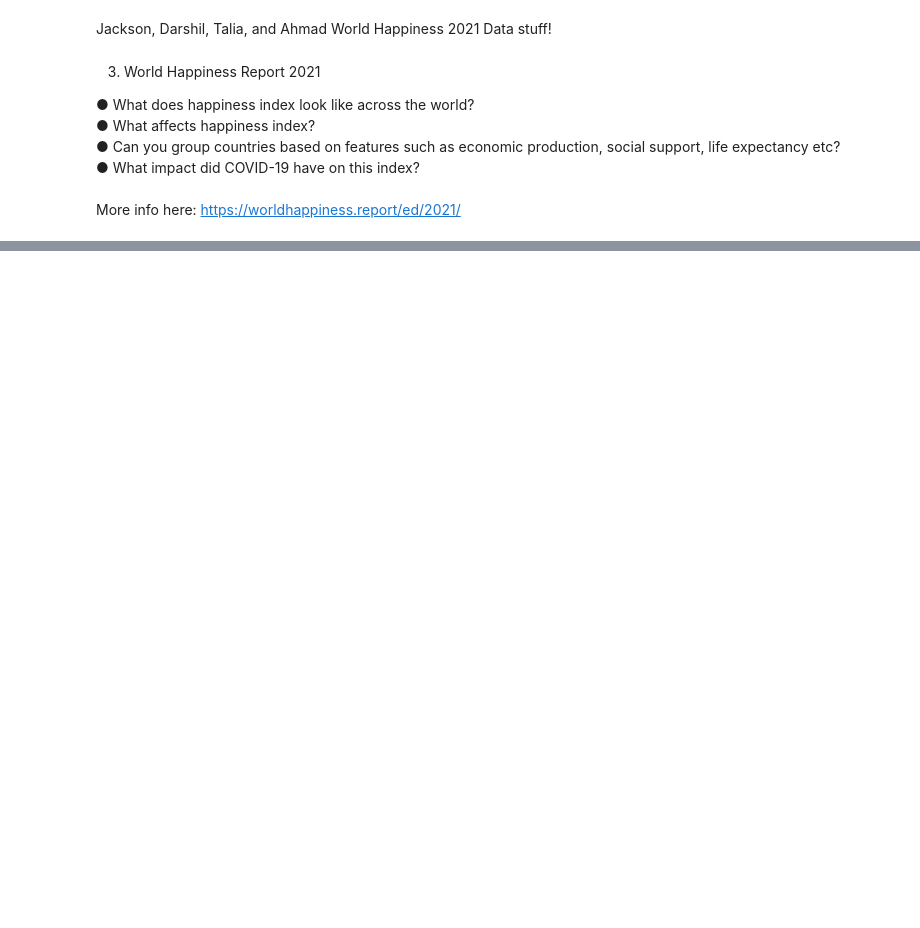
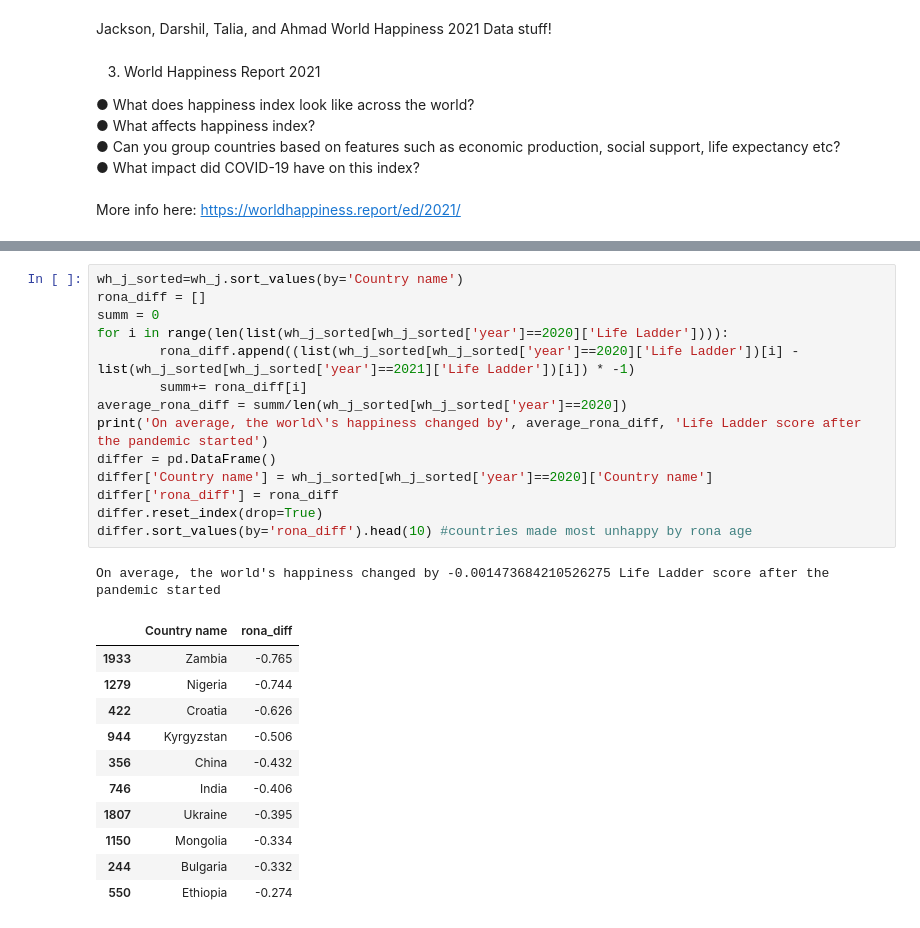
Before and after one commit to Jacksonwolf15/World-Happiness-DS, a Jupyter notebook: WHiX.ipynb, the cells around one changed output, grey strips where cells are left out. Drawn from its saved outputs; the diff is of its cells as text; blank space fills up the shorter version.

```diff
--- a/WHiX.ipynb
+++ b/WHiX.ipynb
@@ -67,0 +110,27 @@ happy_by_country = sns.catplot(
+# %%
+wh_j_sorted=wh_j.sort_values(by='Country name')
+rona_diff = []
+summ = 0
+for i in range(len(list(wh_j_sorted[wh_j_sorted['year']==2020]['Life Ladder']))):
+        rona_diff.append((list(wh_j_sorted[wh_j_sorted['year']==2020]['Life Ladder'])[i] - list(wh_j_sorted[wh_j_sorted['year']==2021]['Life Ladder'])[i]) * -1)
+        summ+= rona_diff[i]
+average_rona_diff = summ/len(wh_j_sorted[wh_j_sorted['year']==2020])
+print('On average, the world\'s happiness changed by', average_rona_diff, 'Life Ladder score after the pandemic started')
+differ = pd.DataFrame()
+differ['Country name'] = wh_j_sorted[wh_j_sorted['year']==2020]['Country name']
+differ['rona_diff'] = rona_diff
+differ.reset_index(drop=True)
+differ.sort_values(by='rona_diff').head(10) #countries made most unhappy by rona age
+# %% [output]
+On average, the world's happiness changed by -0.001473684210526275 Life Ladder score after the pandemic started
+|  | Country name | rona_diff |
+| 1933 | Zambia | -0.765 |
+| 1279 | Nigeria | -0.744 |
+| 422 | Croatia | -0.626 |
+| 944 | Kyrgyzstan | -0.506 |
+| 356 | China | -0.432 |
+| 746 | India | -0.406 |
+| 1807 | Ukraine | -0.395 |
+| 1150 | Mongolia | -0.334 |
+| 244 | Bulgaria | -0.332 |
+| 550 | Ethiopia | -0.274 |
```
Also changed, not shown: parts of 14 cells of this notebook, 1 other file.
